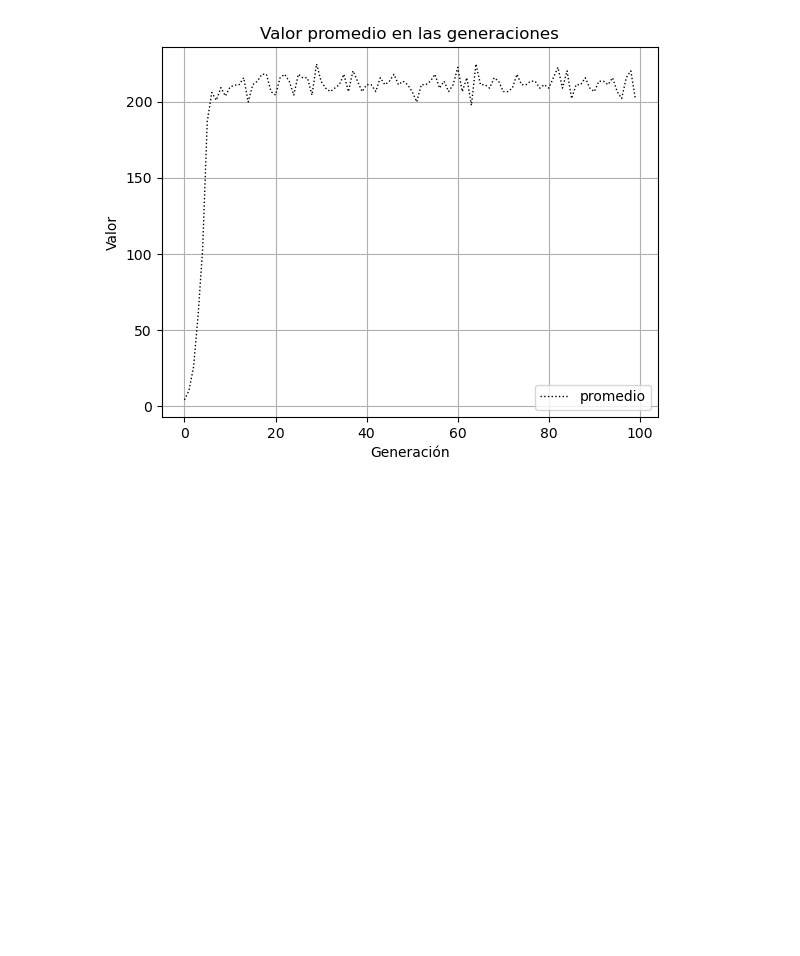
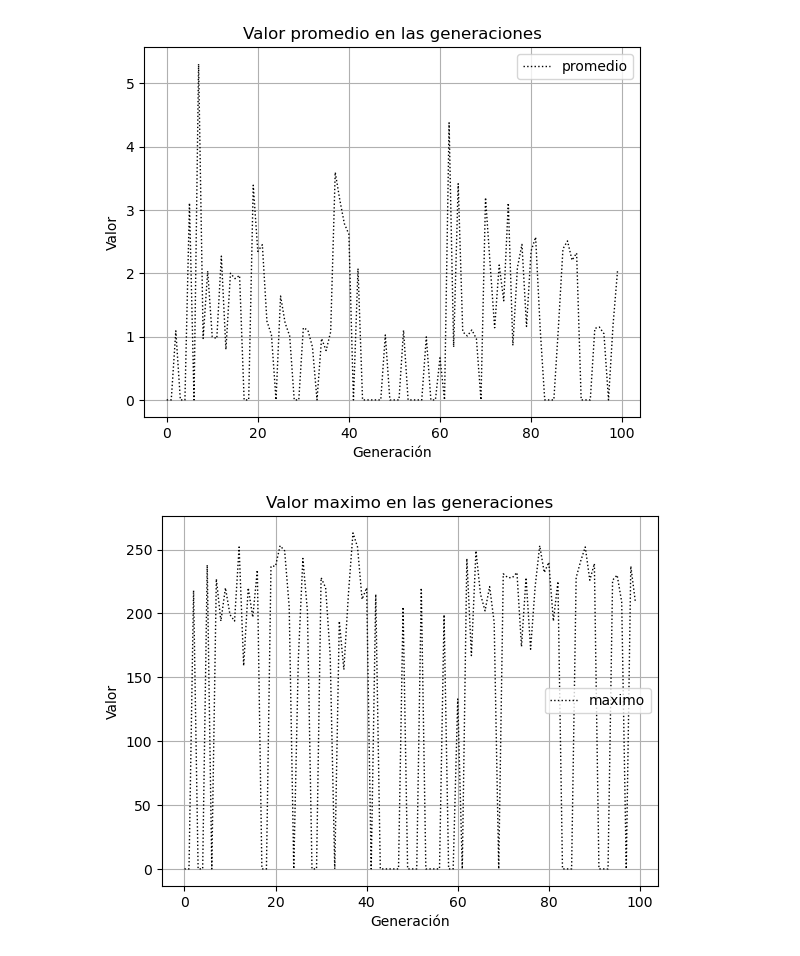
Before and after one commit to octaviioViego/computo_evolutivo_proyectos, a Jupyter notebook: practicas/practica_1/algoritmo_genetico/main.ipynb, the cells around one changed output. Cells and saved outputs as stored; diff of their text form; code cells hidden in the pictures; blank space fills up the shorter version.

Commit message:
Se refactorizo las clases sin elitismo, con elitismo y todas aquellas que recibian una lista de numeros por lista de contenedores

```diff
--- a/practicas/practica_1/algoritmo_genetico/main.ipynb
+++ b/practicas/practica_1/algoritmo_genetico/main.ipynb
@@ -2,50 +2,87 @@
 from supervivencia import Con_elitismo, Sin_elitismo, Supervivencia
 from carga import Carga
 from grafica import Grafica, Grafica_lineas
+from fitness import Fitness
 import numpy as np
 import numpy.typing as npt
-
+from contenedor import Contenedor
 
 # Configuración
 tamano_poblacion: int = 100
 max_generaciones: int = 100
 
 # Métricas por generación
 valor_minimo_generacion: list[int] = []
 valor_maximo_generacion: list[int] = []
 valor_promedio_generacion: list[float] = []
+valor_desviacion_std_generacion: list[float] = []
 
 # Inicialización
 carga = Carga()
-poblacion: list[npt.NDArray[np.int32]] = carga.generar_carga()
+cargas: list[npt.NDArray[np.int32]] = carga.generar_carga()
+
+
+poblacion: list[Contenedor] = []
+
+# Llevamos la carga de los contenedores
+for carga in cargas:
+    contenedor = Contenedor(carga=carga)
+    poblacion.append(contenedor)
+
 
 supervivencia: Supervivencia = Con_elitismo()
+fitness: Fitness
+poblacion: list[Contenedor] = []
 
 # Evolución
 for generacion in range(max_generaciones):
 
-    (
-        nueva_generacion,
-        valor_maximo,
-        valor_minimo,
-        valor_promedio
+    aptitudes:list[int] = []
 
-    ) = supervivencia.seleccion_supervivencia(
-        poblacion=poblacion,
-        tamano_poblacion=tamano_poblacion,
-        generacion=generacion,
-        max_generaciones=max_generaciones
-    )
+    # Llevamos la carga a los contenedores
+    for carga in cargas:
+        contenedor = Contenedor(carga=carga)
+        poblacion.append(contenedor)
+
+    # Calculamos su fitnes
+    for contenedor in poblacion:
+        fitness = Fitness(carga=contenedor.carga)
+        aptitudes.append(fitness.calcular_fitness())
+
+    # Llevamos su fitnes al contenedor
+    for posicion, fitness in enumerate(aptitudes):
+        poblacion[posicion].fitness = fitness
+
+
+    valor_maximo:int = (np.max(aptitudes))
+    valor_minimo:int = (np.min(aptitudes))
+    valor_promedio: float = (np.mean(aptitudes))
+    valor_desviacion_std: float = (np.std(aptitudes))
+
+
+    (nueva_generacion) = supervivencia.seleccion_supervivencia( poblacion=poblacion,
+                                                                tamano_poblacion=tamano_poblacion,
+                                                                generacion=generacion,
+                                                                max_generaciones=max_generaciones
+                                                            )
 
     valor_maximo_generacion.append(valor_maximo)
     valor_minimo_generacion.append(valor_minimo)
     valor_promedio_generacion.append(valor_promedio)
+    valor_desviacion_std_generacion.append(valor_desviacion_std)
 
     poblacion = nueva_generacion
 
-grafica: Grafica = Grafica_lineas()
-grafica.generar_grafica(datos=valor_promedio_generacion,etiqueta="promedio")
-grafica.generar_grafica(datos=valor_maximo,etiqueta="maximo")
-grafica.generar_grafica(datos=valor_minimo,etiqueta="minimo")
+
+grafica_promedio: Grafica = Grafica_lineas()
+grafica_maximo: Grafica = Grafica_lineas()
+grafica_minimo: Grafica = Grafica_lineas()
+grafica_desviacion_std: Grafica = Grafica_lineas()
+
+grafica_promedio.generar_grafica(datos=valor_promedio_generacion,etiqueta="promedio")
+grafica_maximo.generar_grafica(datos=valor_maximo_generacion,etiqueta="maximo")
+grafica_minimo.generar_grafica(datos=valor_minimo_generacion,etiqueta="minimo")
+grafica_desviacion_std.generar_grafica(datos=valor_desviacion_std_generacion,etiqueta="Desviación estándar")
 # %% [output]
-[figure, old version]
+[figure, new version]
+[figure, added]
```
Also changed, not shown: parts of 1 cell of this notebook, 11 other files.
